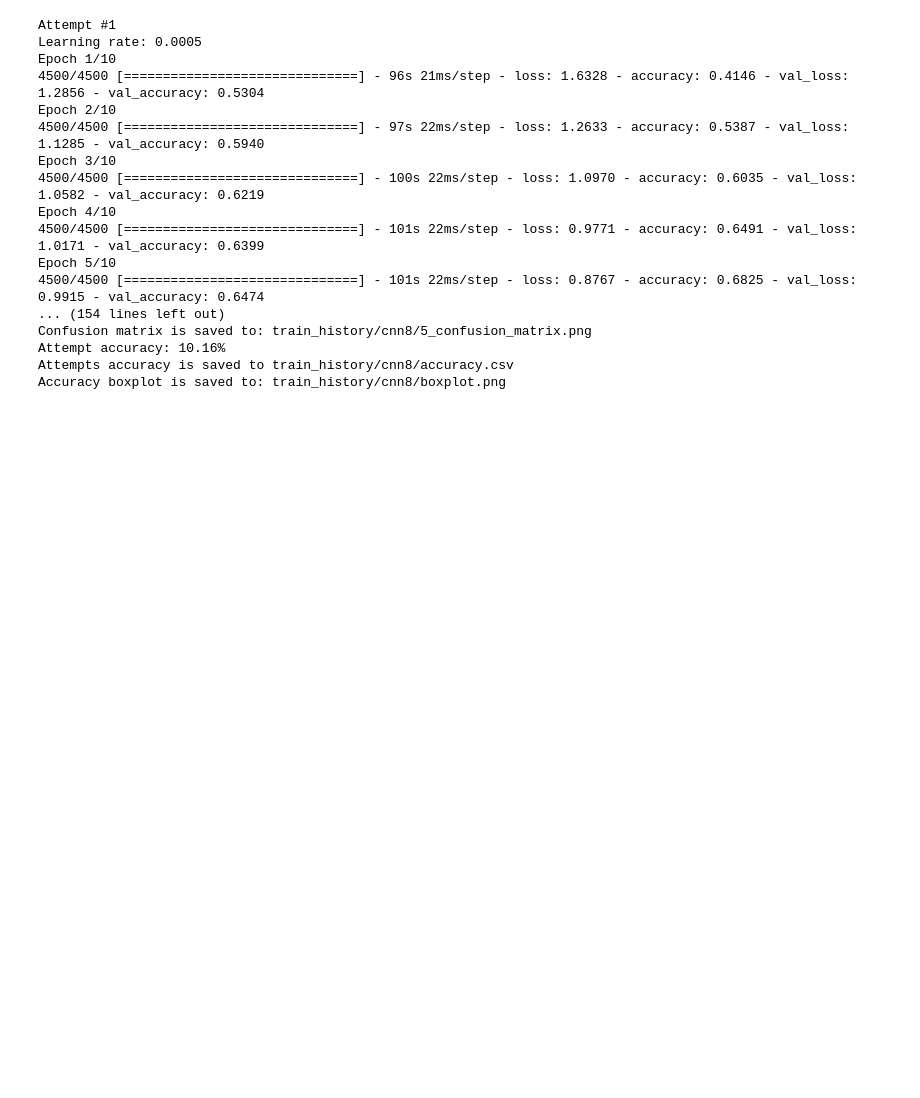
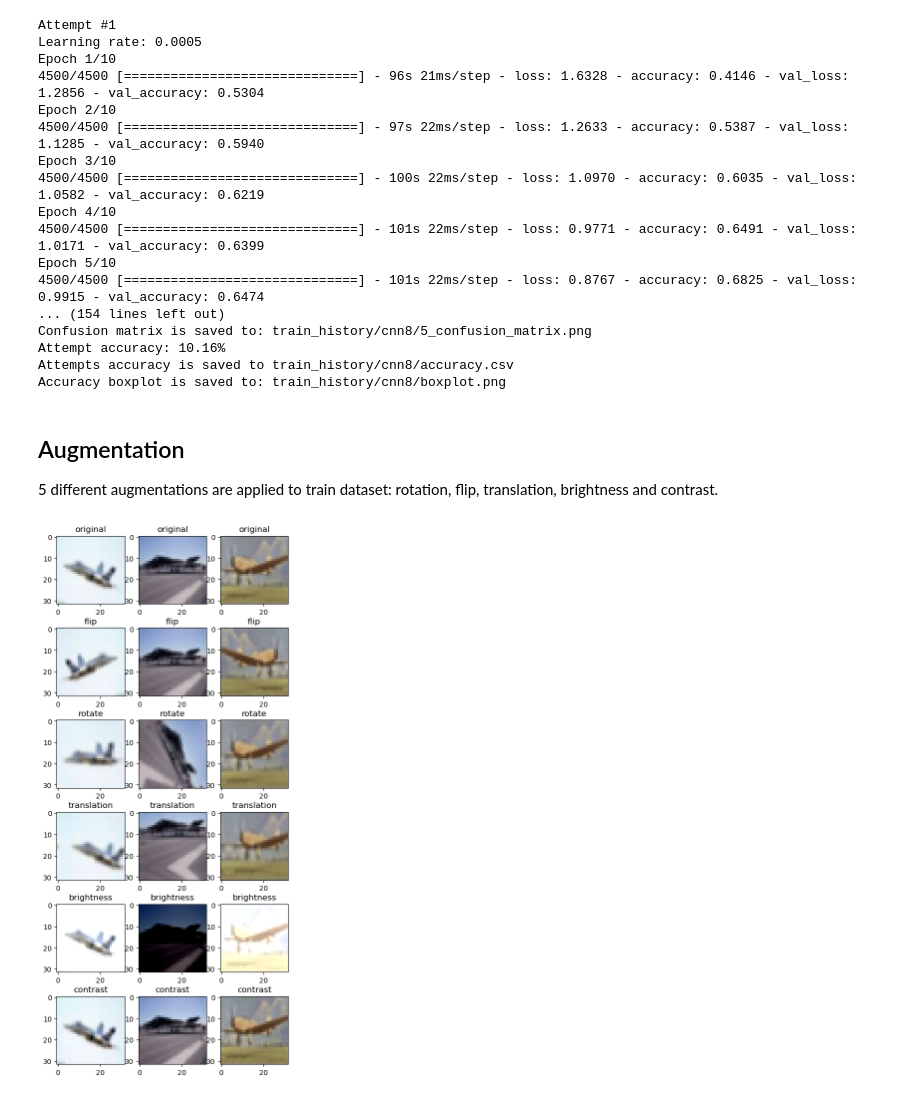
Before and after one commit to KarinaTiurina/dl_projects, a Jupyter notebook: Project1/cnn/test.ipynb, the cells around one changed output. Cells and saved outputs as stored; diff of their text form; code cells hidden in the pictures; blank space fills up the shorter version.

Commit message:
CNN augmentation

```diff
--- a/Project1/cnn/test.ipynb
+++ b/Project1/cnn/test.ipynb
@@ -4,6 +4,7 @@
 This notebook contains tests of the CNN architecture. Results will later be copied to the main Jupyter Notebook in the root folder of the Project 1.
 # %%
 from tensorflow import keras
+import tensorflow as tf
 import os
 import matplotlib.pyplot as plt
 import pandas as pd
@@ -23,7 +24,8 @@ train_ds, test_ds = keras.preprocessing.image_dataset_from_directory(
     subset="both",
     seed=seed_value,
     image_size=(32, 32),
-    batch_size=16
+    batch_size=16,
+    shuffle=False # False to visualize augmentation
 )
 
 class_names = train_ds.class_names
@@ -859,3 +861,79 @@ Confusion matrix is saved to: train_history/cnn8/5_confusion_matrix.png
 Attempt accuracy: 10.16%
 Attempts accuracy is saved to train_history/cnn8/accuracy.csv
 Accuracy boxplot is saved to: train_history/cnn8/boxplot.png
+# %% [markdown]
+## Augmentation
+5 different augmentations are applied to train dataset: rotation, flip, translation, brightness and contrast.
+# %%
+flip = tf.keras.layers.RandomFlip("horizontal", seed=seed_value)
+rotate = tf.keras.layers.RandomRotation(0.2,seed=seed_value)
+translation = tf.keras.layers.RandomTranslation(height_factor=0.2, width_factor=0.2, seed=seed_value)
+
+brightness = tf.keras.layers.RandomBrightness([-0.5,0.5], seed=seed_value)
+contrast = tf.keras.layers.RandomContrast(0.15, seed=seed_value)
+
+def flip_map(image, label):
+    return flip(image), label
+
+def rotate_map(image, label):
+    return rotate(image), label
+
+def translation_map(image, label):
+    return translation(image), label
+
+def brightness_map(image, label):
+    return brightness(image), label
+
+def contrast_map(image, label):
+    return contrast(image), label
+
+def augment(ds, map_func):
+    augmented = ds.map(map_func)
+    return augmented.prefetch(tf.data.experimental.AUTOTUNE)
+
+fliped = augment(train_ds, flip_map)
+rotated = augment(train_ds, rotate_map)
+translation_aug = augment(train_ds, translation_map)
+brightness_aug = augment(train_ds, brightness_map)
+contrast_aug = augment(train_ds, contrast_map)
+
+train_ds = train_ds.concatenate(fliped)
+train_ds = train_ds.concatenate(rotated)
+train_ds = train_ds.concatenate(translation_aug)
+train_ds = train_ds.concatenate(brightness_aug)
+train_ds = train_ds.concatenate(contrast_aug)
+
+fig, ax = plt.subplots(6, 3, figsize=(6,14))
+for images, labels in train_ds.take(1):
+    for i in range(3):
+        ax[0][i].imshow(images[i].numpy().astype("uint8"))
+        ax[0][i].set_title("original")
+        # flip
+        aug_batch = fliped.take(1)
+        aug_i, aug_l = next(iter(aug_batch))
+        ax[1][i].imshow(aug_i[i].numpy().astype("uint8"))
+        ax[1][i].set_title("flip")
+        # rotate
+        aug_batch = rotated.take(1)
+        aug_i, aug_l = next(iter(aug_batch))
+        ax[2][i].imshow(aug_i[i].numpy().astype("uint8"))
+        ax[2][i].set_title("rotate")
+        # translation
+        aug_batch = translation_aug.take(1)
+        aug_i, aug_l = next(iter(aug_batch))
+        ax[3][i].imshow(aug_i[i].numpy().astype("uint8"))
+        ax[3][i].set_title("translation")
+        # brightness
+        aug_batch = brightness_aug.take(1)
+        aug_i, aug_l = next(iter(aug_batch))
+        ax[4][i].imshow(aug_i[i].numpy().astype("uint8"))
+        ax[4][i].set_title("brightness")
+        # contrast
+        aug_batch = contrast_aug.take(1)
+        aug_i, aug_l = next(iter(aug_batch))
+        ax[5][i].imshow(aug_i[i].numpy().astype("uint8"))
+        ax[5][i].set_title("contrast")
+# plt.savefig('augmentation.png')
+plt.show()
+# %% [output]
+[figure, added]
```
Also changed, not shown: parts of 2 cells of this notebook, 3 other files.
